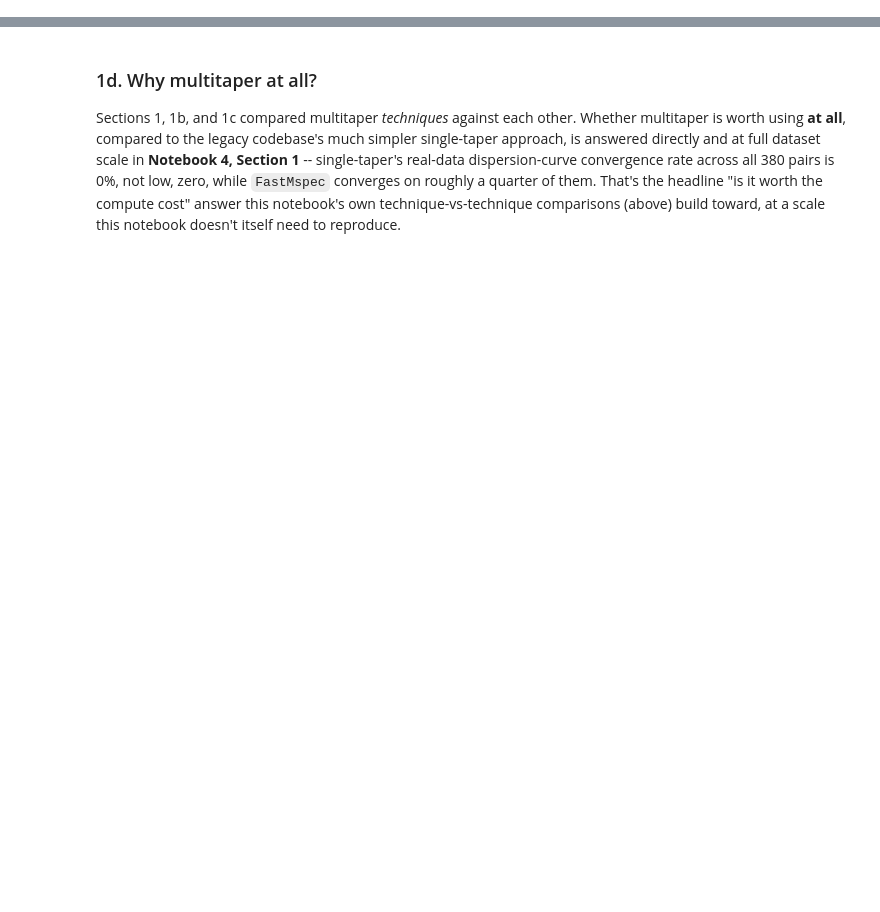
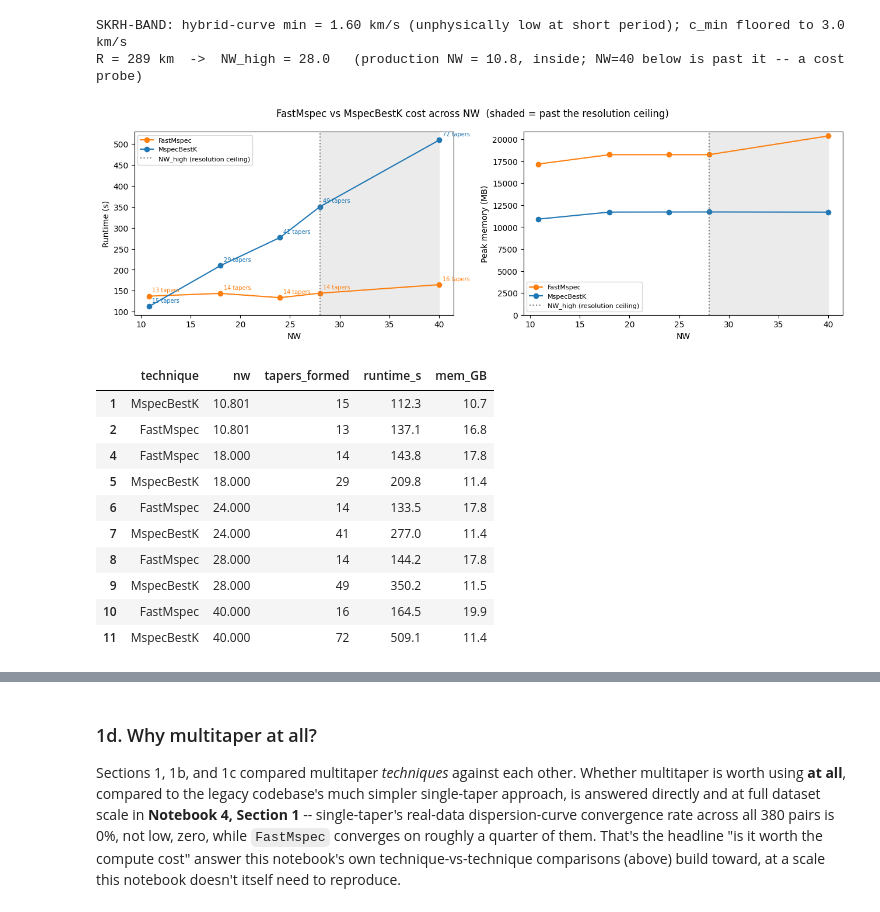
Before and after one commit to URseismology/FastMSPEC, a Jupyter notebook: notebooks/03_fastmspec_application.ipynb, the cells around one changed output, grey strips where cells are left out. Saved outputs shown, nothing was run; the diff lists cells and outputs as text; code cells hidden in the pictures; blank space fills up the shorter version.

```diff
--- a/notebooks/03_fastmspec_application.ipynb
+++ b/notebooks/03_fastmspec_application.ipynb
@@ -302,0 +301,49 @@ the cross-spectrum quality result Section 1b just measured.
+# %%
+# c_min for the resolution ceiling. The hybrid curve's short-period end (T < 12 s, flagged
+# low_confidence) dips to ~1.5 km/s -- unphysical for Love-wave phase velocity, a known ADAMA
+# short-period limitation (data/reference/hybrid_curve_README.md). Floor c_min at 3.0 km/s,
+# a hard physical lower bound for continental Love waves.
+c_min_raw = float(np.min(hyb_skrh.func(np.linspace(hyb_skrh.f_lo, hyb_skrh.f_hi, 400))))
+c_min_skrh = max(3.0, c_min_raw)
+nw_high_skrh = N_SAMPLES * c_min_skrh / (4 * dist_skrh)
+print(f"SKRH-BAND: hybrid-curve min = {c_min_raw:.2f} km/s (unphysically low at short period); "
+      f"c_min floored to {c_min_skrh:.1f} km/s")
+print(f"R = {dist_skrh:.0f} km  ->  NW_high = {nw_high_skrh:.1f}   "
+      f"(production NW = {0.001 * N_SAMPLES:.1f}, inside; NW=40 below is past it -- a cost probe)")
+
+cost = (sec1_metrics[sec1_metrics.technique.isin(['FastMspec', 'MspecBestK']) & sec1_metrics.error.isna()]
+        .sort_values('nw'))
+fig, axes = plt.subplots(1, 2, figsize=(13, 4.2))
+for ax, col, lab in zip(axes, ['runtime_s', 'peak_mem_mb'], ['Runtime (s)', 'Peak memory (MB)']):
+    for tech, c in [('FastMspec', 'C1'), ('MspecBestK', 'C0')]:
+        sub = cost[cost.technique == tech]
+        ax.plot(sub.nw, sub[col], 'o-', color=c, label=tech)
+        if col == 'runtime_s':
+            for _, r in sub.iterrows():
+                ax.annotate(f"{int(r.taper_size)} tapers", (r.nw, r[col]), textcoords='offset points',
+                            xytext=(4, 5), fontsize=7, color=c)
+    ax.axvline(nw_high_skrh, color='gray', ls=':', label='NW_high (resolution ceiling)')
+    ax.axvspan(nw_high_skrh, cost.nw.max(), color='0.92', zorder=0)
+    ax.set_xlabel('NW'); ax.set_ylabel(lab); ax.legend(fontsize=8)
+axes[1].set_ylim(0, None)
+plt.suptitle('FastMspec vs MspecBestK cost across NW  (shaded = past the resolution ceiling)')
+plt.tight_layout()
+plt.show()
+
+cost.assign(tapers_formed=cost.taper_size, mem_GB=(cost.peak_mem_mb / 1024).round(1))[
+    ['technique', 'nw', 'tapers_formed', 'runtime_s', 'mem_GB']]
+# %% [output]
+SKRH-BAND: hybrid-curve min = 1.60 km/s (unphysically low at short period); c_min floored to 3.0 km/s
+R = 289 km  ->  NW_high = 28.0   (production NW = 10.8, inside; NW=40 below is past it -- a cost probe)
+[figure, added]
+|  | technique | nw | tapers_formed | runtime_s | mem_GB |
+| 1 | MspecBestK | 10.801 | 15 | 112.3 | 10.7 |
+| 2 | FastMspec | 10.801 | 13 | 137.1 | 16.8 |
+| 4 | FastMspec | 18.000 | 14 | 143.8 | 17.8 |
+| 5 | MspecBestK | 18.000 | 29 | 209.8 | 11.4 |
+| 6 | FastMspec | 24.000 | 14 | 133.5 | 17.8 |
+| 7 | MspecBestK | 24.000 | 41 | 277.0 | 11.4 |
+| 8 | FastMspec | 28.000 | 14 | 144.2 | 17.8 |
+| 9 | MspecBestK | 28.000 | 49 | 350.2 | 11.5 |
+| 10 | FastMspec | 40.000 | 16 | 164.5 | 19.9 |
+| 11 | MspecBestK | 40.000 | 72 | 509.1 | 11.4 |
```
Also changed, not shown: parts of 48 cells of this notebook.
